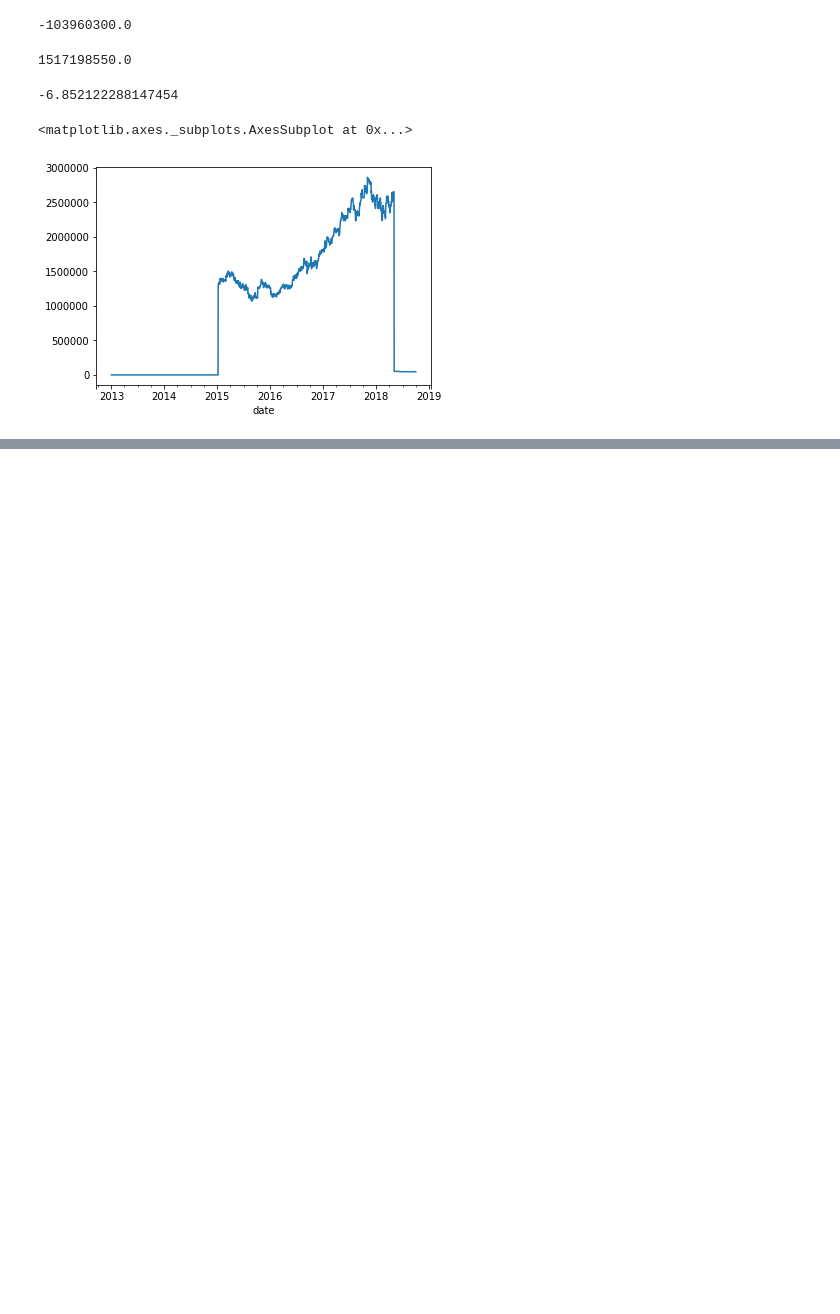
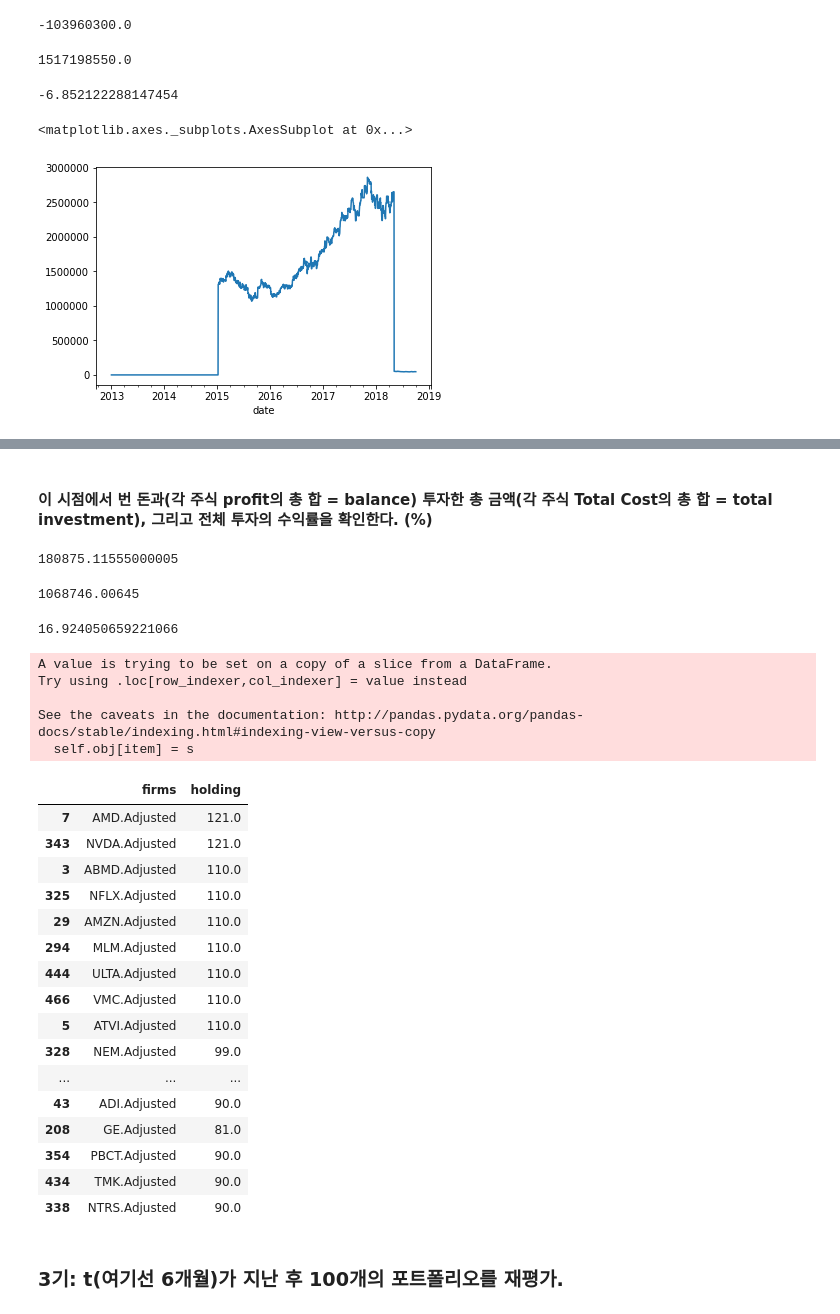
Before and after one commit to jaepil-choi/2018-2_FI_hw1, a Jupyter notebook: strategy1.ipynb, the cells around one changed output, grey strips where cells are left out. Cells and saved outputs as stored; diff of their text form; code cells hidden in the pictures; blank space fills up the shorter version.

```diff
--- a/strategy1.ipynb
+++ b/strategy1.ipynb
@@ -494,0 +618,41 @@ df2["삼성전자"].plot()
+# %% [markdown]
+#### 이 시점에서 번 돈과(각 주식 profit의 총 합 = balance) 투자한 총 금액(각 주식 Total Cost의 총 합 = total investment), 그리고 전체 투자의 수익률을 확인한다. (%)
+# %%
+s2.balance
+# %% [output]
+180875.11555000005
+# %%
+s2.total_investment
+# %% [output]
+1068746.00645
+# %%
+s2.investment_return()
+# %% [output]
+16.924050659221066
+# %%
+s2.buy_and_sell()
+# %% [output]
+A value is trying to be set on a copy of a slice from a DataFrame.
+Try using .loc[row_indexer,col_indexer] = value instead
+
+See the caveats in the documentation: http://pandas.pydata.org/pandas-docs/stable/indexing.html#indexing-view-versus-copy
+  self.obj[item] = s
+|  | firms | holding |
+| 7 | AMD.Adjusted | 121.0 |
+| 343 | NVDA.Adjusted | 121.0 |
+| 3 | ABMD.Adjusted | 110.0 |
+| 325 | NFLX.Adjusted | 110.0 |
+| 29 | AMZN.Adjusted | 110.0 |
+| 294 | MLM.Adjusted | 110.0 |
+| 444 | ULTA.Adjusted | 110.0 |
+| 466 | VMC.Adjusted | 110.0 |
+| 5 | ATVI.Adjusted | 110.0 |
+| 328 | NEM.Adjusted | 99.0 |
+| ... | ... | ... |
+| 43 | ADI.Adjusted | 90.0 |
+| 208 | GE.Adjusted | 81.0 |
+| 354 | PBCT.Adjusted | 90.0 |
+| 434 | TMK.Adjusted | 90.0 |
+| 338 | NTRS.Adjusted | 90.0 |
+# %% [markdown]
+### 3기: t(여기선 6개월)가 지난 후 100개의 포트폴리오를 재평가.
```
Also changed, not shown: parts of 18 cells of this notebook, 1 other file.
